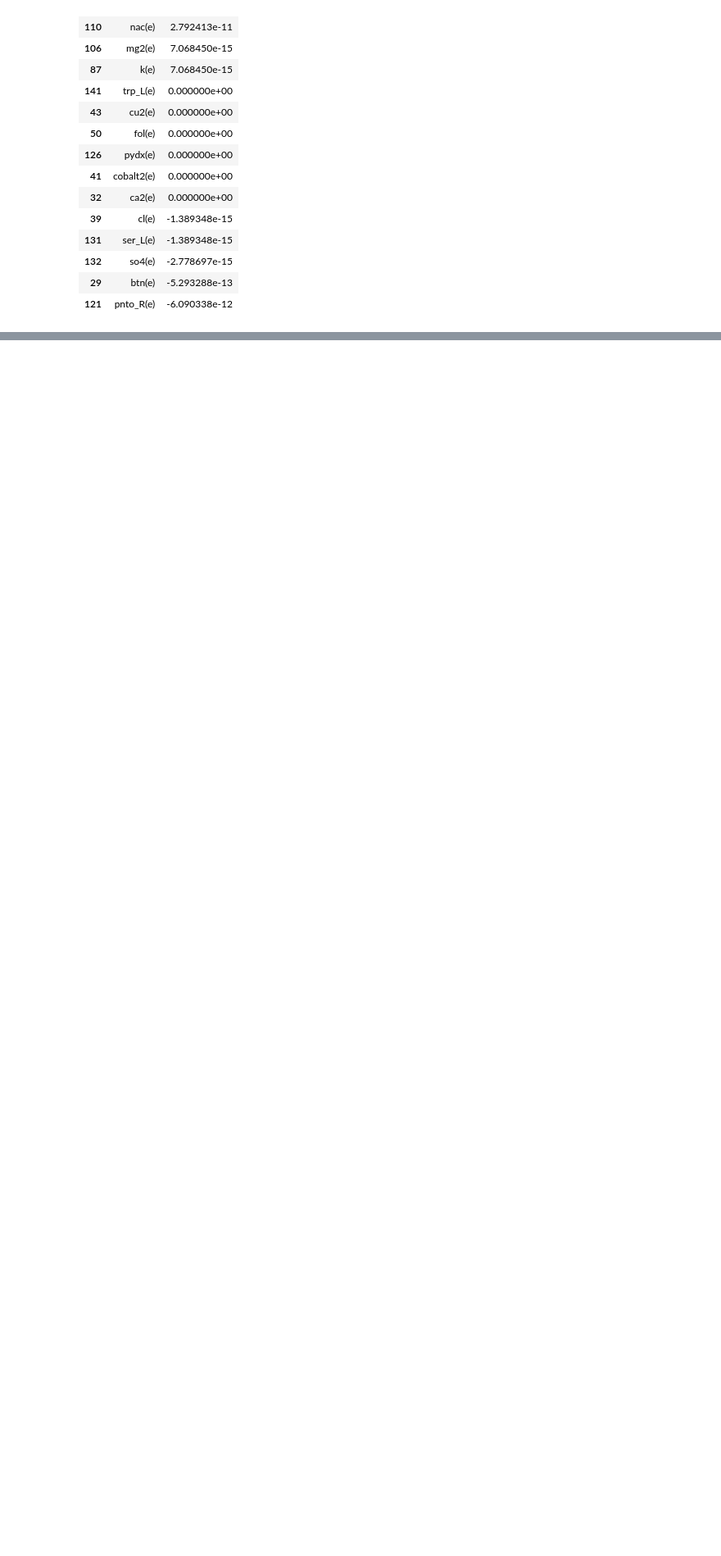
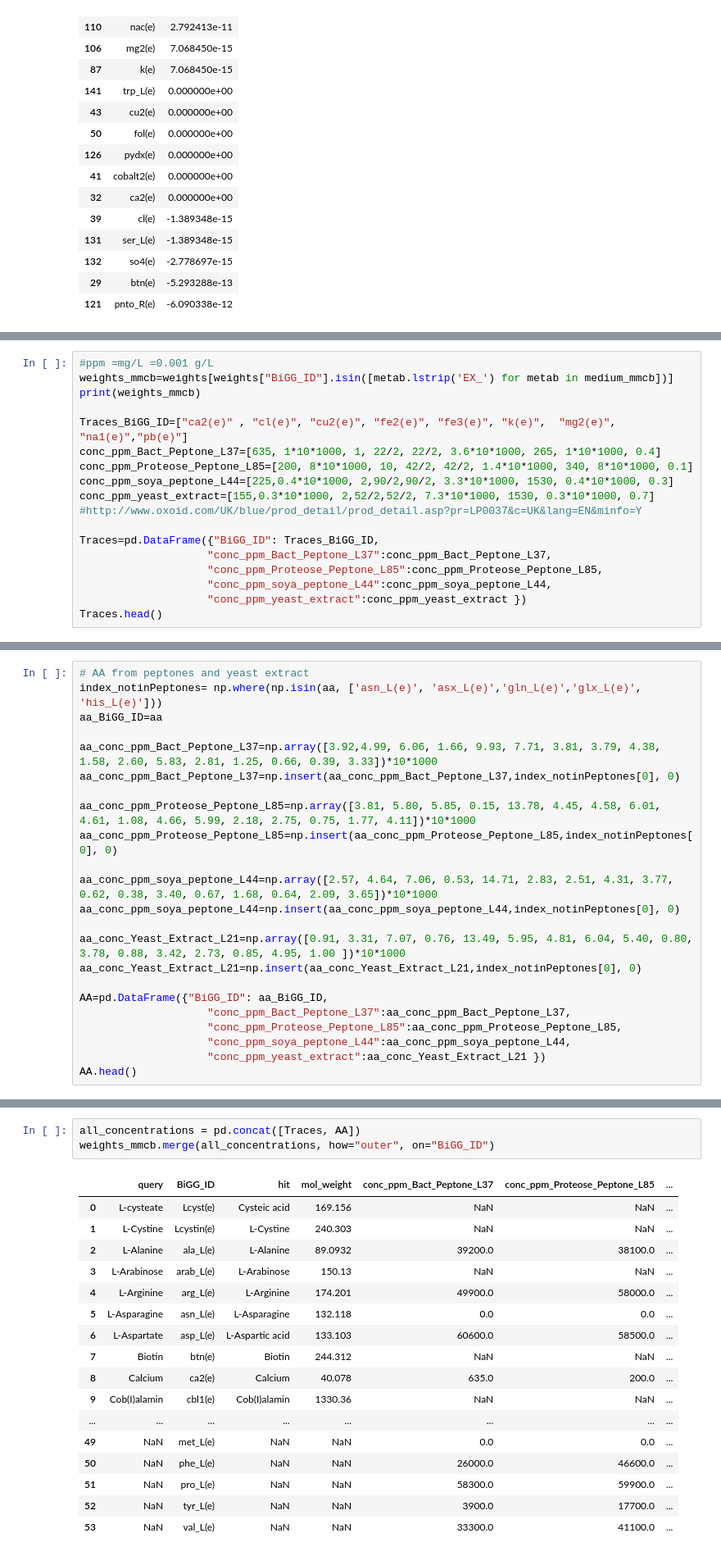
Before and after one commit to PrabJ/Flux_Balance_F_Prausnitzii, a Jupyter notebook: Metabolic_flux.ipynb, the cells around one changed output, grey strips where cells are left out. Shown at 82% size. Saved outputs shown, nothing was run; the diff lists cells and outputs as text; blank space fills up the shorter version.

```diff
--- a/Metabolic_flux.ipynb
+++ b/Metabolic_flux.ipynb
@@ -772,0 +873,18 @@ weights.head()
+# %%
+#ppm =mg/L =0.001 g/L
+weights_mmcb=weights[weights["BiGG_ID"].isin([metab.lstrip('EX_') for metab in medium_mmcb])]
+print(weights_mmcb)
+
+Traces_BiGG_ID=["ca2(e)" , "cl(e)", "cu2(e)", "fe2(e)", "fe3(e)", "k(e)",  "mg2(e)", "na1(e)","pb(e)"]
+conc_ppm_Bact_Peptone_L37=[635, 1*10*1000, 1, 22/2, 22/2, 3.6*10*1000, 265, 1*10*1000, 0.4]
+conc_ppm_Proteose_Peptone_L85=[200, 8*10*1000, 10, 42/2, 42/2, 1.4*10*1000, 340, 8*10*1000, 0.1]
+conc_ppm_soya_peptone_L44=[225,0.4*10*1000, 2,90/2,90/2, 3.3*10*1000, 1530, 0.4*10*1000, 0.3]
+conc_ppm_yeast_extract=[155,0.3*10*1000, 2,52/2,52/2, 7.3*10*1000, 1530, 0.3*10*1000, 0.7]
+#http://www.oxoid.com/UK/blue/prod_detail/prod_detail.asp?pr=LP0037&c=UK&lang=EN&minfo=Y
+
+Traces=pd.DataFrame({"BiGG_ID": Traces_BiGG_ID,
+                    "conc_ppm_Bact_Peptone_L37":conc_ppm_Bact_Peptone_L37,
+                    "conc_ppm_Proteose_Peptone_L85":conc_ppm_Proteose_Peptone_L85,
+                    "conc_ppm_soya_peptone_L44":conc_ppm_soya_peptone_L44,
+                    "conc_ppm_yeast_extract":conc_ppm_yeast_extract })
+Traces.head()
@@ -772,0 +915,23 @@ weights.head()
+# %%
+# AA from peptones and yeast extract
+index_notinPeptones= np.where(np.isin(aa, ['asn_L(e)', 'asx_L(e)','gln_L(e)','glx_L(e)', 'his_L(e)']))
+aa_BiGG_ID=aa
+
+aa_conc_ppm_Bact_Peptone_L37=np.array([3.92,4.99, 6.06, 1.66, 9.93, 7.71, 3.81, 3.79, 4.38, 1.58, 2.60, 5.83, 2.81, 1.25, 0.66, 0.39, 3.33])*10*1000
+aa_conc_ppm_Bact_Peptone_L37=np.insert(aa_conc_ppm_Bact_Peptone_L37,index_notinPeptones[0], 0)
+
+aa_conc_ppm_Proteose_Peptone_L85=np.array([3.81, 5.80, 5.85, 0.15, 13.78, 4.45, 4.58, 6.01, 4.61, 1.08, 4.66, 5.99, 2.18, 2.75, 0.75, 1.77, 4.11])*10*1000
+aa_conc_ppm_Proteose_Peptone_L85=np.insert(aa_conc_ppm_Proteose_Peptone_L85,index_notinPeptones[0], 0)
+
+aa_conc_ppm_soya_peptone_L44=np.array([2.57, 4.64, 7.06, 0.53, 14.71, 2.83, 2.51, 4.31, 3.77, 0.62, 0.38, 3.40, 0.67, 1.68, 0.64, 2.09, 3.65])*10*1000
+aa_conc_ppm_soya_peptone_L44=np.insert(aa_conc_ppm_soya_peptone_L44,index_notinPeptones[0], 0)
+
+aa_conc_Yeast_Extract_L21=np.array([0.91, 3.31, 7.07, 0.76, 13.49, 5.95, 4.81, 6.04, 5.40, 0.80, 3.78, 0.88, 3.42, 2.73, 0.85, 4.95, 1.00 ])*10*1000
+aa_conc_Yeast_Extract_L21=np.insert(aa_conc_Yeast_Extract_L21,index_notinPeptones[0], 0)
+
+AA=pd.DataFrame({"BiGG_ID": aa_BiGG_ID,
+                    "conc_ppm_Bact_Peptone_L37":aa_conc_ppm_Bact_Peptone_L37,
+                    "conc_ppm_Proteose_Peptone_L85":aa_conc_ppm_Proteose_Peptone_L85,
+                    "conc_ppm_soya_peptone_L44":aa_conc_ppm_soya_peptone_L44,
+                    "conc_ppm_yeast_extract":aa_conc_Yeast_Extract_L21 })
+AA.head()
@@ -773,3 +945,24 @@ weights.head()
+# %%
+all_concentrations = pd.concat([Traces, AA])
+weights_mmcb.merge(all_concentrations, how="outer", on="BiGG_ID")
+# %% [output]
+|  | query | BiGG_ID | hit | mol_weight | conc_ppm_Bact_Peptone_L37 | conc_ppm_Proteose_Peptone_L85 | ... |
+| 0 | L-cysteate | Lcyst(e) | Cysteic acid | 169.156 | NaN | NaN | ... |
+| 1 | L-Cystine | Lcystin(e) | L-Cystine | 240.303 | NaN | NaN | ... |
+| 2 | L-Alanine | ala_L(e) | L-Alanine | 89.0932 | 39200.0 | 38100.0 | ... |
+| 3 | L-Arabinose | arab_L(e) | L-Arabinose | 150.13 | NaN | NaN | ... |
+| 4 | L-Arginine | arg_L(e) | L-Arginine | 174.201 | 49900.0 | 58000.0 | ... |
+| 5 | L-Asparagine | asn_L(e) | L-Asparagine | 132.118 | 0.0 | 0.0 | ... |
+| 6 | L-Aspartate | asp_L(e) | L-Aspartic acid | 133.103 | 60600.0 | 58500.0 | ... |
+| 7 | Biotin | btn(e) | Biotin | 244.312 | NaN | NaN | ... |
+| 8 | Calcium | ca2(e) | Calcium | 40.078 | 635.0 | 200.0 | ... |
+| 9 | Cob(I)alamin | cbl1(e) | Cob(I)alamin | 1330.36 | NaN | NaN | ... |
+| ... | ... | ... | ... | ... | ... | ... | ... |
+| 49 | NaN | met_L(e) | NaN | NaN | 0.0 | 0.0 | ... |
+| 50 | NaN | phe_L(e) | NaN | NaN | 26000.0 | 46600.0 | ... |
+| 51 | NaN | pro_L(e) | NaN | NaN | 58300.0 | 59900.0 | ... |
+| 52 | NaN | tyr_L(e) | NaN | NaN | 3900.0 | 17700.0 | ... |
+| 53 | NaN | val_L(e) | NaN | NaN | 33300.0 | 41100.0 | ... |
 # %%
 # Post-optimization
 fba_mmcb = model_mmcb.optimize()
```
Also changed, not shown: parts of 9 cells of this notebook.
